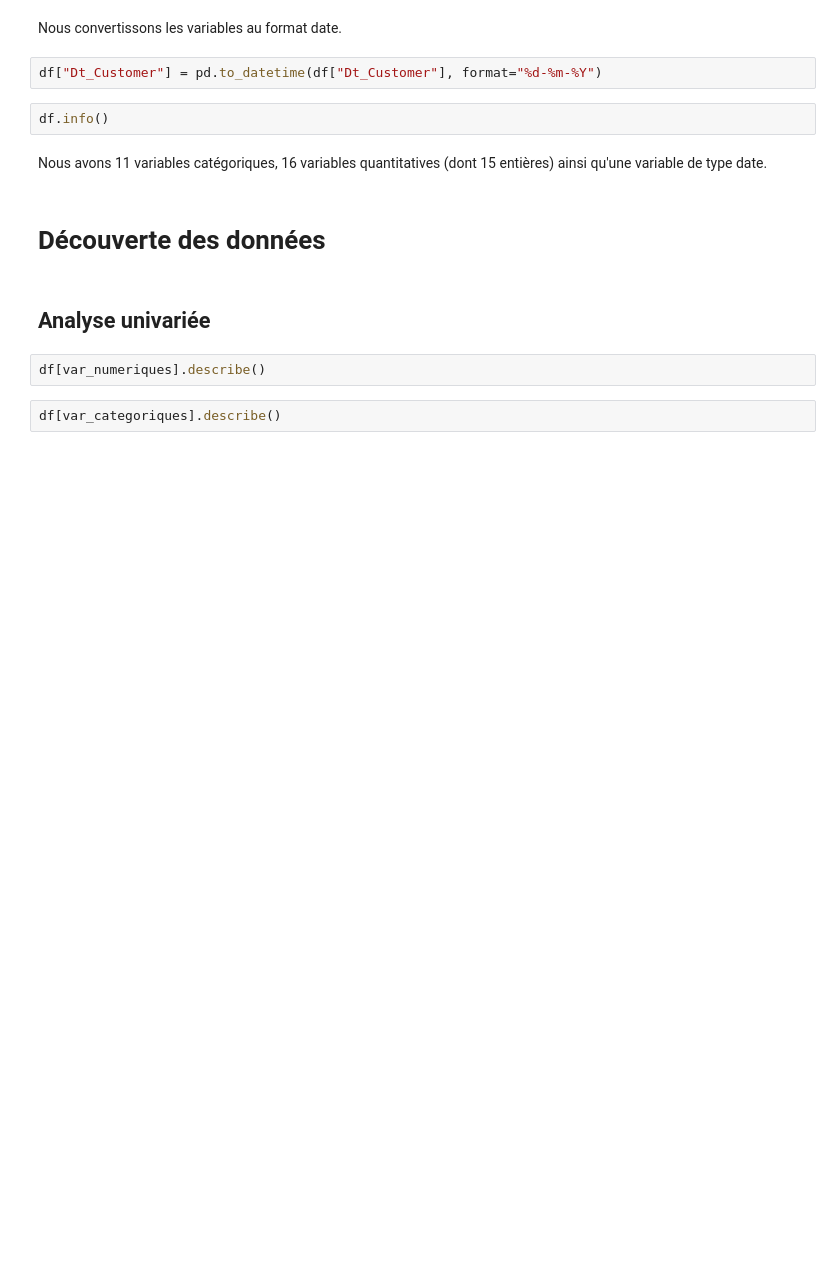
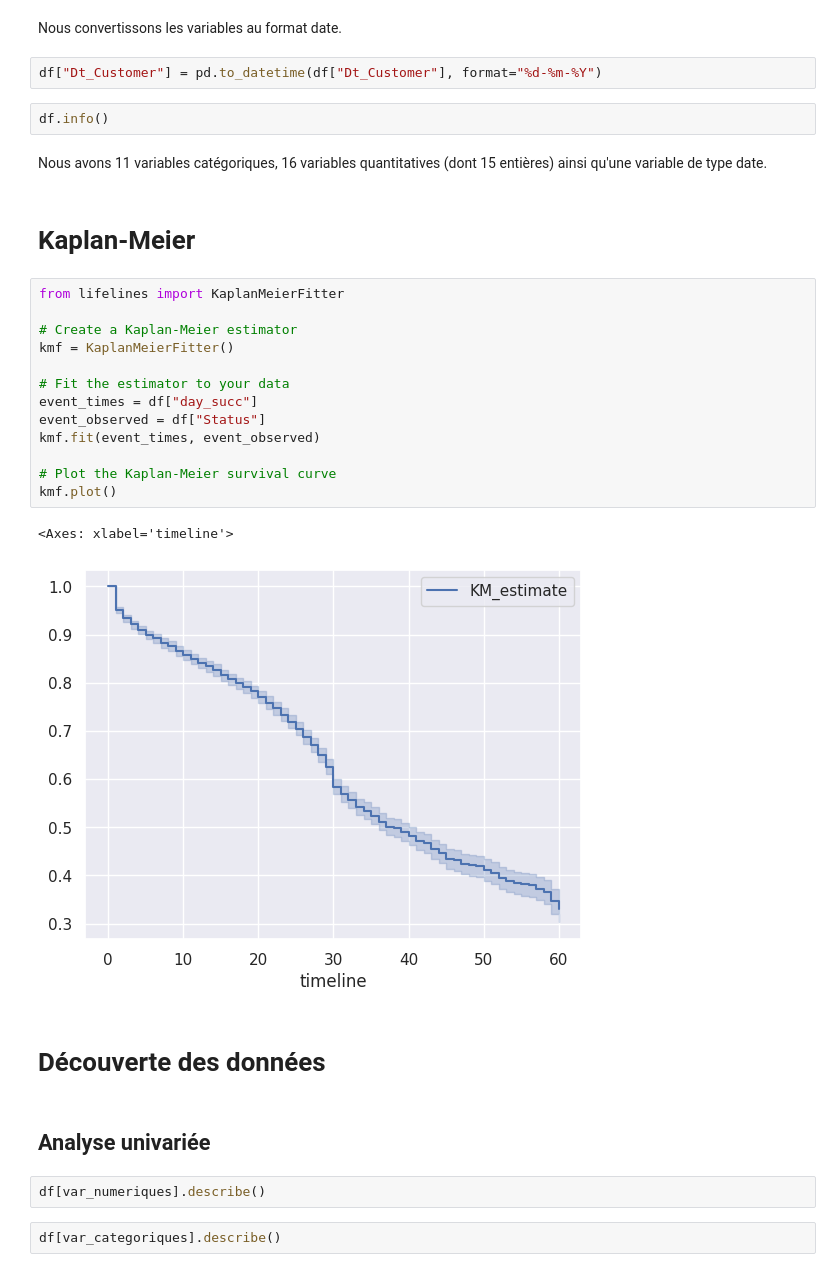
Before and after one commit to Ab2nour/kickstarter-project-analysis, a Jupyter notebook: src/analyse_exploratoire.ipynb, the cells around one changed output. Cells and saved outputs as stored; diff of their text form; blank space fills up the shorter version.

Commit message:
feat: add kaplan-meier estimate

```diff
--- a/src/analyse_exploratoire.ipynb
+++ b/src/analyse_exploratoire.ipynb
@@ -127,6 +127,24 @@ df["Dt_Customer"] = pd.to_datetime(df["Dt_Customer"], format="%d-%m-%Y")
 df.info()
 # %% [markdown]
 Nous avons 11 variables catégoriques, 16 variables quantitatives (dont 15 entières) ainsi qu'une variable de type date.
+# %% [markdown]
+# Kaplan-Meier
+# %%
+from lifelines import KaplanMeierFitter
+
+# Create a Kaplan-Meier estimator
+kmf = KaplanMeierFitter()
+
+# Fit the estimator to your data
+event_times = df["day_succ"]
+event_observed = df["Status"]
+kmf.fit(event_times, event_observed)
+
+# Plot the Kaplan-Meier survival curve
+kmf.plot()
+# %% [output]
+<Axes: xlabel='timeline'>
+[figure, added]
 # %% [markdown]
 # Découverte des données
 # %% [markdown]
```
Also changed, not shown: parts of 1 cell of this notebook.
